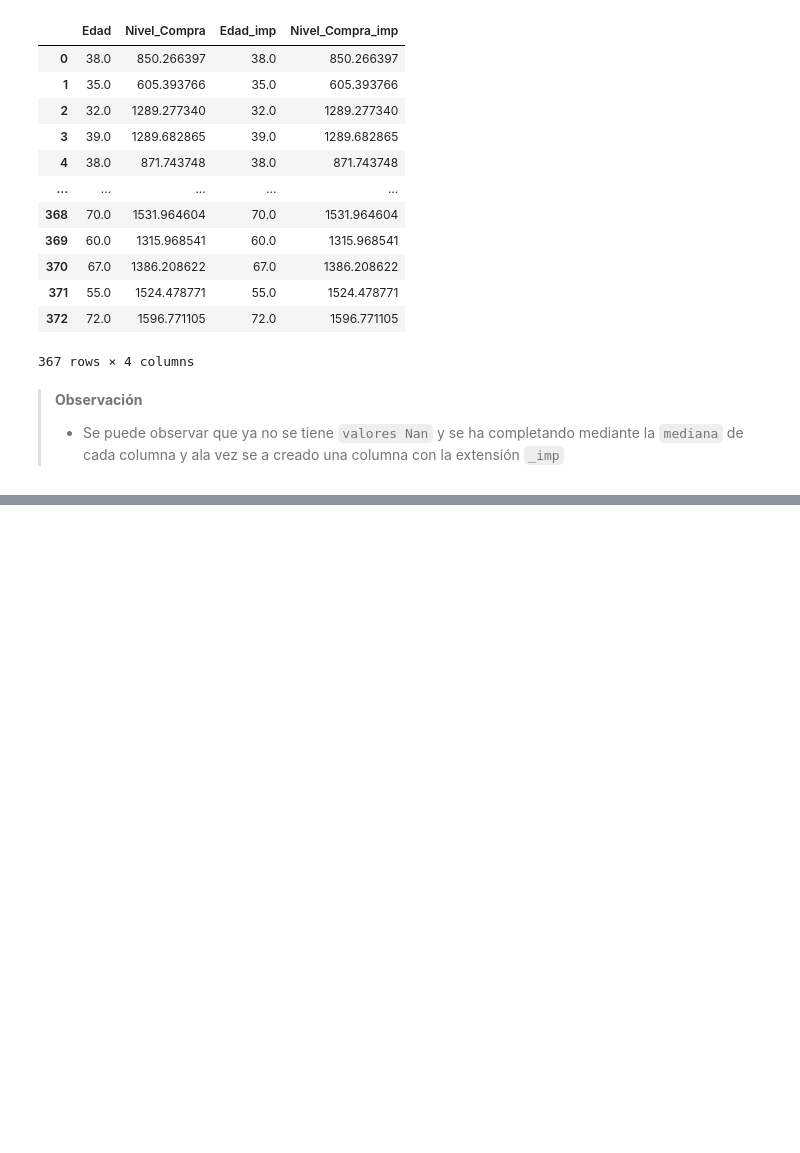
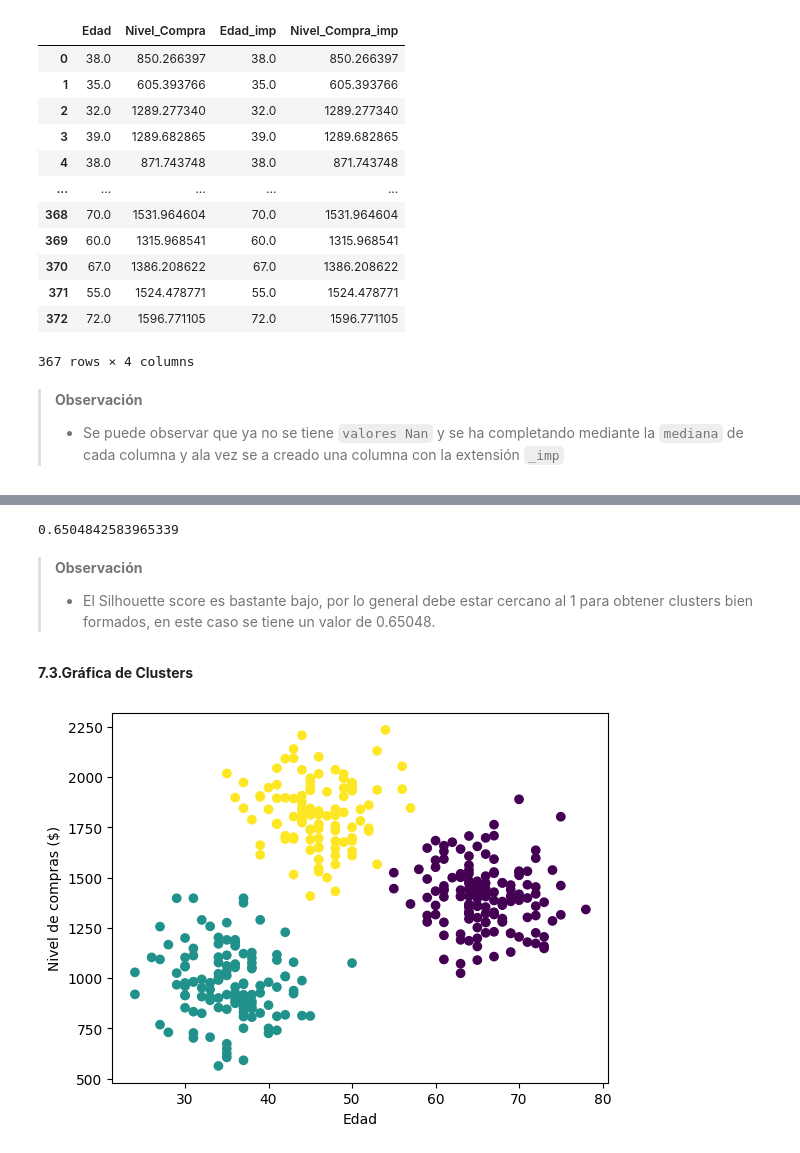
Before and after one commit to linerlander/Proyecto-Clustering-Clientes-SuperMarket, a Jupyter notebook: proyecto_clustering.ipynb, the cells around one changed output, grey strips where cells are left out. Cells and saved outputs as stored; diff of their text form; code cells hidden in the pictures; blank space fills up the shorter version.

```diff
--- a/proyecto_clustering.ipynb
+++ b/proyecto_clustering.ipynb
@@ -284,0 +404,13 @@ df
+# %%
+k = 3
+kmeans = KMeans(n_clusters = k ,
+                        init = 'k-means++',
+                        n_init = 10,
+                        max_iter=300,
+                        tol = 0.0001,
+                        random_state= 123 ,
+                        algorithm='elkan')
+
+kmeans.fit(df[actual_features])
+y_pred_3 = kmeans.predict(df[actual_features])
+y_pred_3
@@ -284,0 +435,17 @@ df
+# %%
+silhouette_score(df[actual_features], kmeans.labels_)
+# %% [output]
+0.6504842583965339
+# %% [markdown]
+>**Observación**
+>- El Silhouette score es bastante bajo, por lo general debe estar cercano al 1 para obtener clusters bien formados, en este caso se tiene un valor de 0.65048.
+# %%
+df['cluster3'] = y_pred_3
+# %% [markdown]
+**7.3.Gráfica de Clusters**
+# %%
+plt.scatter(df['Edad_imp'],df['Nivel_Compra_imp'], c= df['cluster3'])
+plt.xlabel('Edad')
+plt.ylabel('Nivel de compras ($)');
+# %% [output]
+[figure, added]
```
Also changed, not shown: parts of 29 cells of this notebook.
